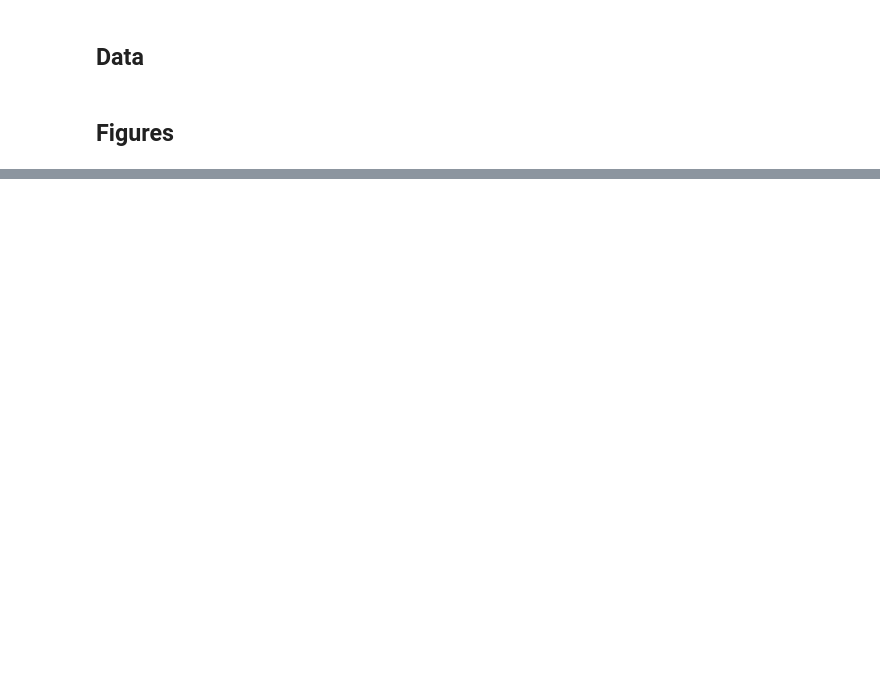
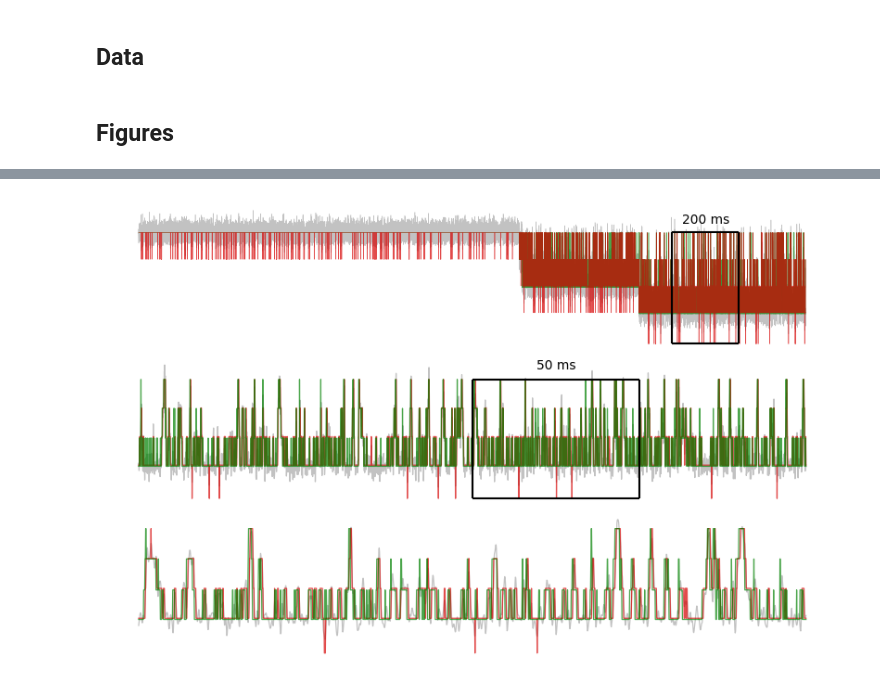
Before and after one commit to eckuru/BSMBC-Idealization-2024, a Jupyter notebook: idealizations.ipynb, the cells around one changed output, grey strips where cells are left out. Cells and saved outputs as stored; diff of their text form; code cells hidden in the pictures; blank space fills up the shorter version.

```diff
--- a/idealizations.ipynb
+++ b/idealizations.ipynb
@@ -1144,0 +159,33 @@ glistb = np.array([40, 50, 0, 0, 0]) * 1e-12
+# %%
+def tc_results_figure(
+    gtpath, tracepath, sample, amplitudes, zoomin1, zoomin2, resolution
+):
+    # f, axes = plt.subplots(3, 1, layout='constrained', figsize=(8, 4))
+    f, axes = plt.subplots(3, 1, layout='constrained',figsize=(8,5))
+    time, gt, trace = load_simulation_results(gtpath, tracepath, sample=sample)
+    idealization, itime = Idealizer.TC_idealize_trace(trace, time, amplitudes, resolution=resolution)
+    assert all(time ==  itime)
+    axes[0].plot(time, trace, linewidth=0.4, alpha=0.7, color='darkgrey', label="trace")
+    axes[0].plot(time, gt, linewidth=0.4, alpha=0.7, color='green', label="ground truth")
+    axes[0].plot(time, idealization, linewidth=0.4, alpha=0.7, color=tc_color, label="TC fit")
+    axes[0].axis("off")
+    for i, (zoomin, ax) in enumerate(zip((zoomin1, zoomin2), axes[1:])):
+        axes[i].vlines(zoomin, -2.5, 0, 'k', linewidth=1.5)
+        axes[i].hlines([-2.5, 0], zoomin[0], zoomin[1], 'k', linewidth=1.5)
+        axes[i].text(
+            zoomin[0] + (zoomin[1] - zoomin[0])/2, 0.3, f"{zoomin[1] - zoomin[0]} ms",
+            horizontalalignment='center',verticalalignment='center'
+        )
+        starttime, endtime = zoomin
+        startid = np.where(time >= starttime)[0][0]
+        endid = np.where(time <= endtime)[0][-1]
+        ax.plot(time[startid:endid], trace[startid:endid], linewidth=0.9, alpha=0.7,color='darkgrey')
+        ax.plot(time[startid:endid], idealization[startid:endid], linewidth=0.9, alpha=0.7, color=tc_color)
+        ax.plot(time[startid:endid], gt[startid:endid], linewidth=0.9, alpha=0.7,color='green')
+        ax.axis("off")
+# %%
+tc_results_figure(
+    gt, trace, samplerate, tc_amplitudes, (1600, 1800), (1700, 1750), resolution=0.13*1e-3
+)
+# %% [output]
+[figure, added]
```
Also changed, not shown: parts of 58 cells of this notebook, 3 other files.
